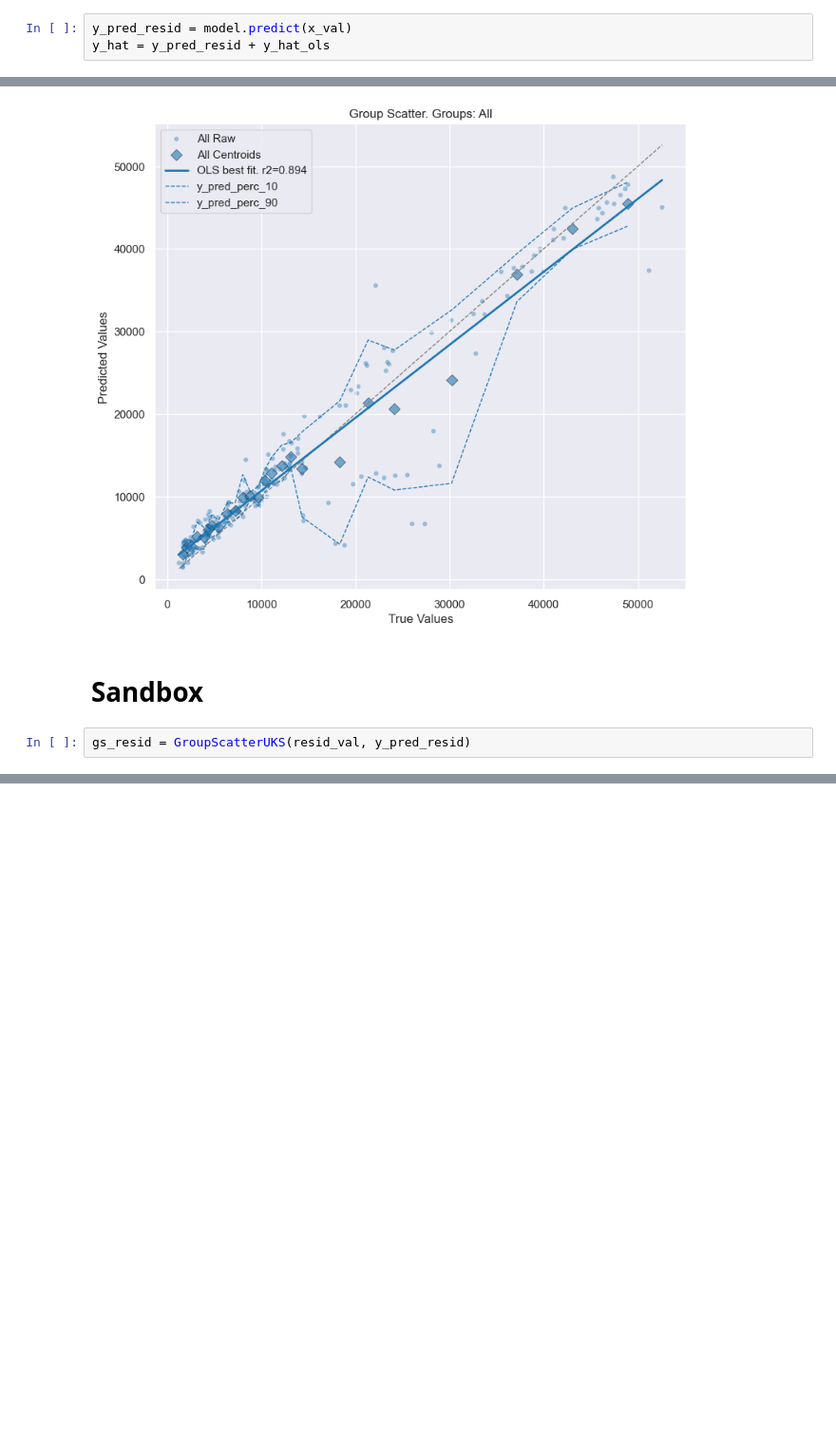
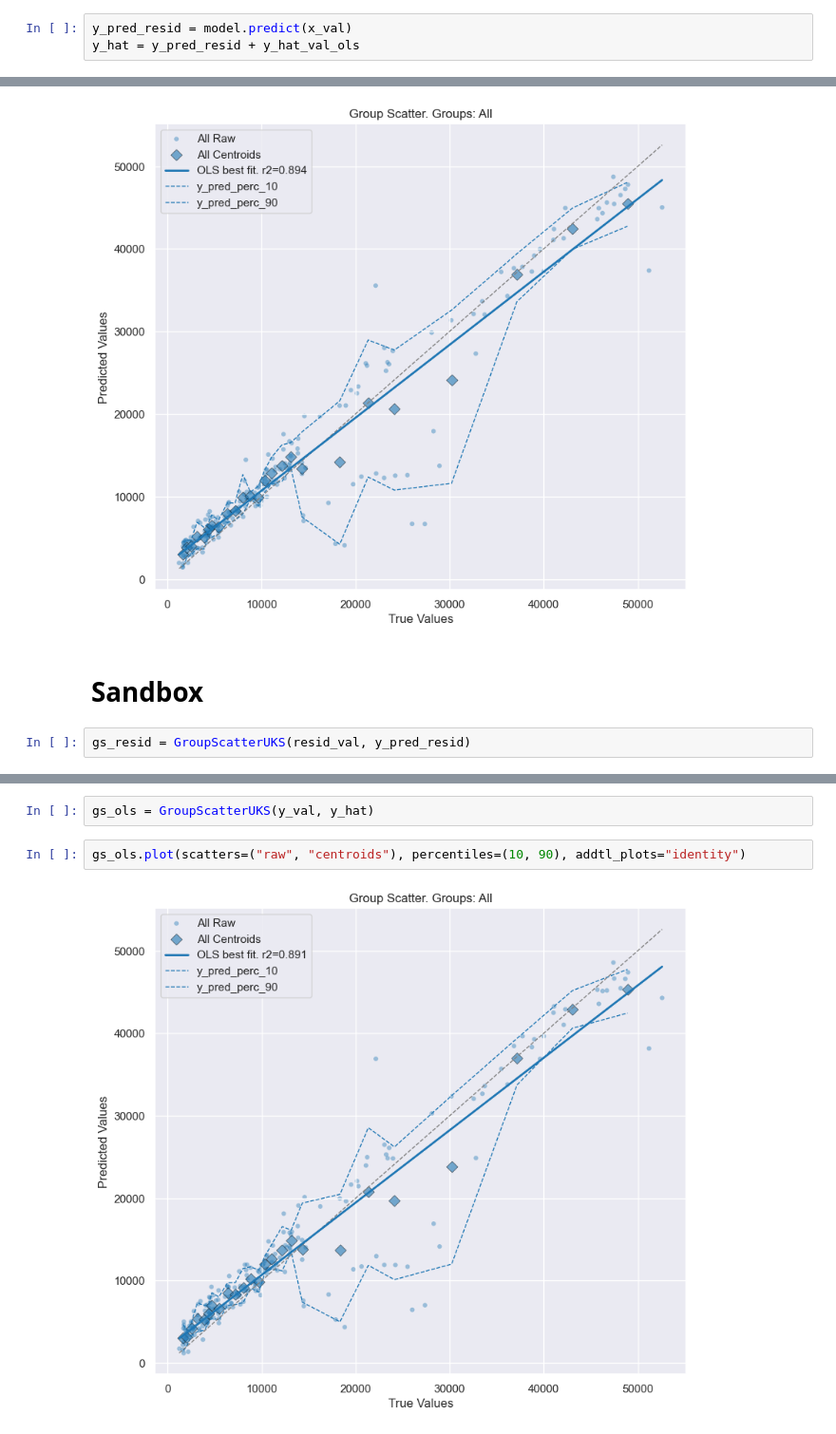
Before and after one commit to akseldkw07/kretsinger, a Jupyter notebook: kret_lgbm/notebooks/lgbm-medical-ex.ipynb, the cells around one changed output, grey strips where cells are left out. Shown at 95% size. Drawn from its saved outputs; the diff is of its cells as text; blank space fills up the shorter version.

```diff
--- a/kret_lgbm/notebooks/lgbm-medical-ex.ipynb
+++ b/kret_lgbm/notebooks/lgbm-medical-ex.ipynb
@@ -249,7 +246,7 @@ LGBM_Defaults.EVAL_RECORDS
 # NOTE ^ bad performance
 # %%
 y_pred_resid = model.predict(x_val)
-y_hat = y_pred_resid + y_hat_ols
+y_hat = y_pred_resid + y_hat_val_ols
 # %%
 gs = GroupScatterUKS(y_val, y_pred)
 # %%
@@ -266,0 +264,6 @@ gs_resid.plot(scatters=("raw", "centroids"), percentiles=(10, 90))
+# %%
+gs_ols = GroupScatterUKS(y_val, y_hat)
+# %%
+gs_ols.plot(scatters=("raw", "centroids"), percentiles=(10, 90), addtl_plots="identity")
+# %% [output]
+[figure, added]
```
Also changed, not shown: parts of 14 cells of this notebook, 2 other files.
